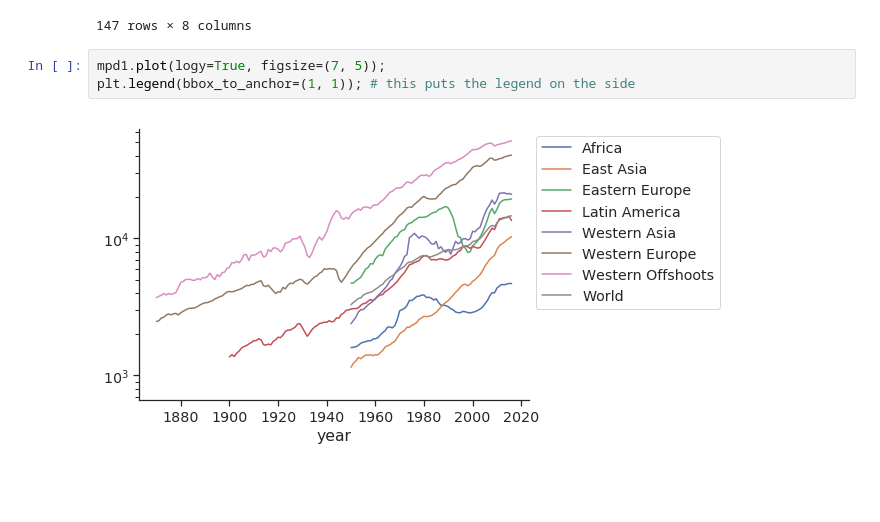
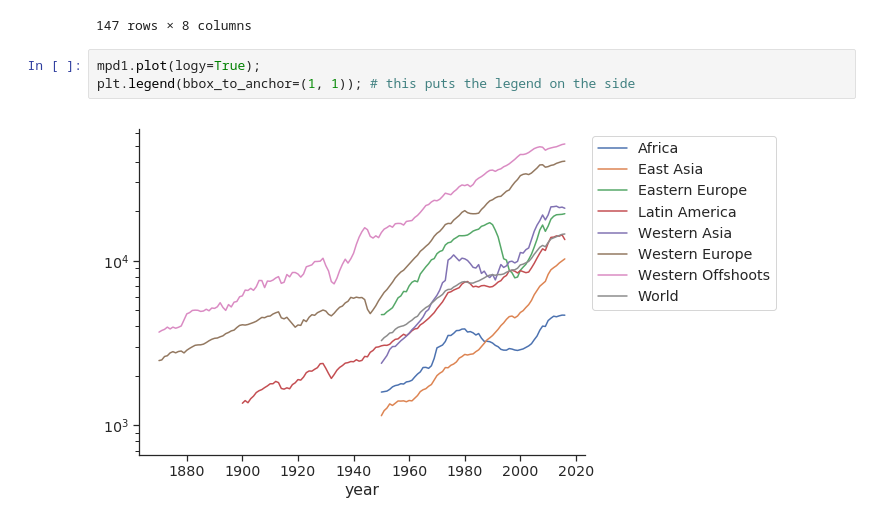
Before and after one commit to iamlemec/macro_data, a Jupyter notebook: Introduction.ipynb, the cells around one changed output. Cells and saved outputs as stored; diff of their text form; blank space fills up the shorter version.

```diff
--- a/Introduction.ipynb
+++ b/Introduction.ipynb
@@ -135,7 +135,7 @@ mpd1
 | 2016 | 4680.0 | 10287.0 | 19355.0 | 13470.0 | 20891.0 | 40364.0 | ... |
 147 rows × 8 columns
 # %%
-mpd1.plot(logy=True, figsize=(7, 5));
+mpd1.plot(logy=True);
 plt.legend(bbox_to_anchor=(1, 1)); # this puts the legend on the side
 # %% [output]
-[figure, old version]
+[figure, new version]
```
Also changed, not shown: parts of 2 cells of this notebook.
